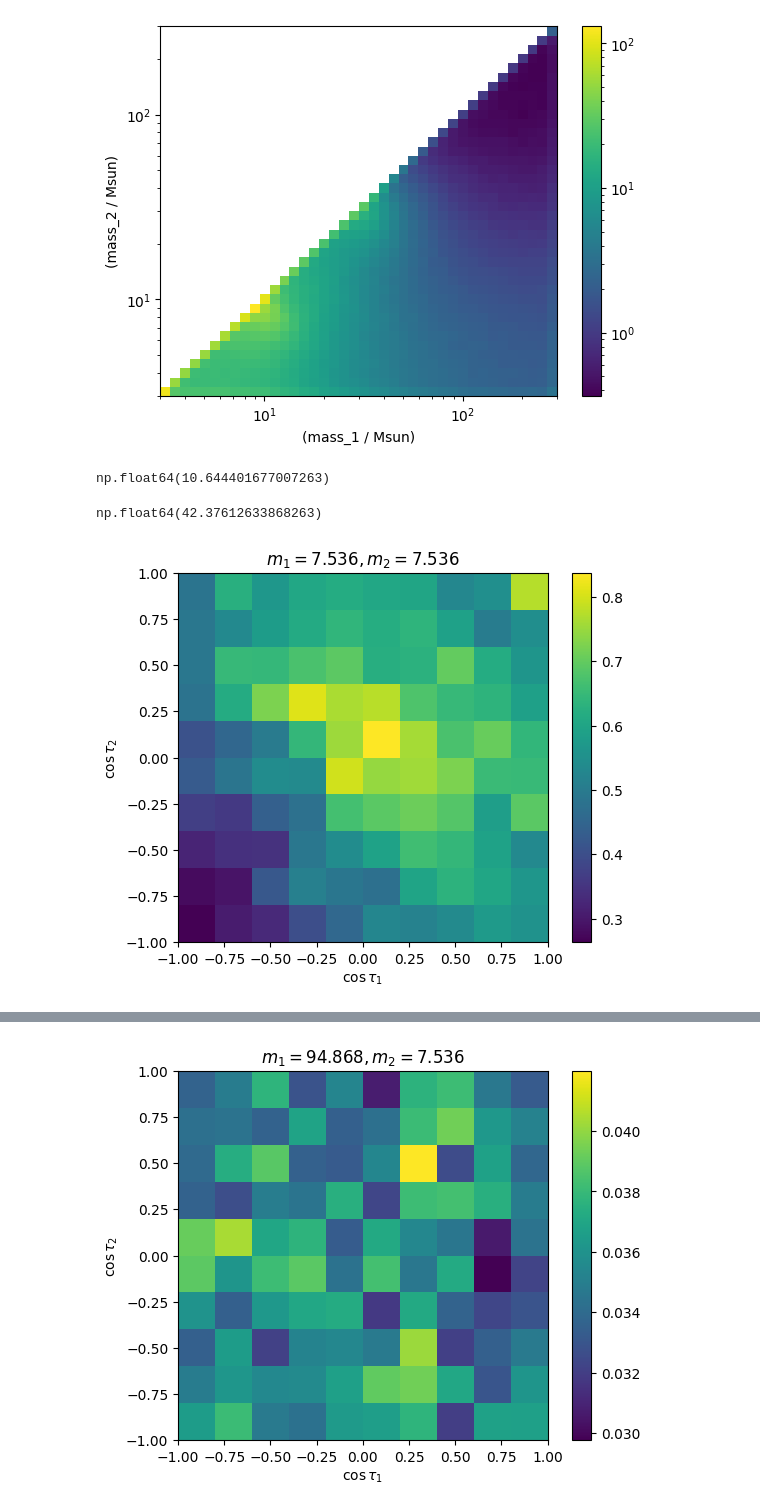
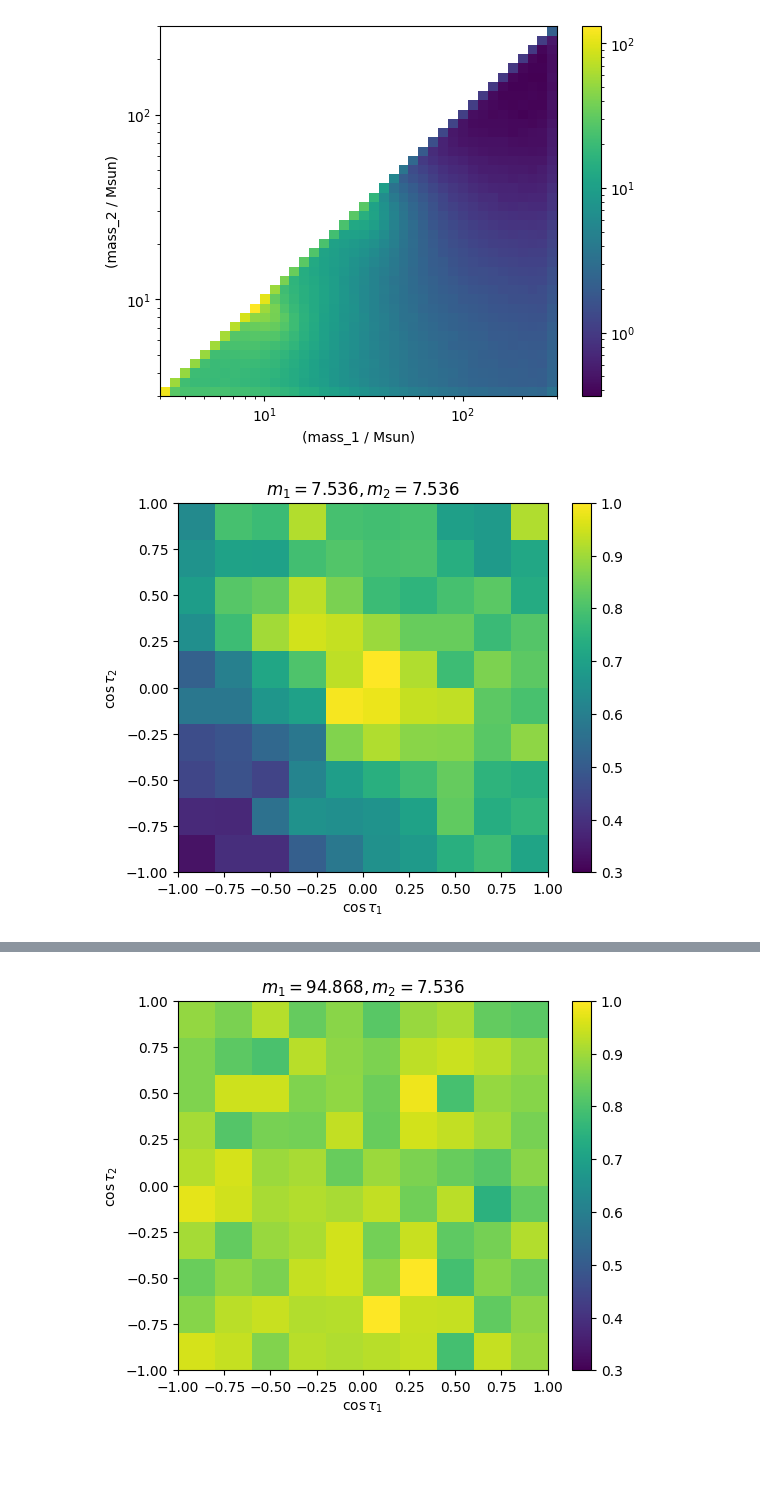
Before and after one commit to noahewolfe/tilts-and-kicks, a Jupyter notebook: code/flexible/26-06-02.ipynb, the cells around one changed output, grey strips where cells are left out. Cells and saved outputs as stored; diff of their text form; code cells hidden in the pictures; blank space fills up the shorter version.

Commit message:
futzing with hmc sampler settings on spin-spin pp runs

```diff
--- a/code/flexible/26-06-02.ipynb
+++ b/code/flexible/26-06-02.ipynb
@@ -5,0 +7,3 @@ import h5ify
+# %%
+outdir = '../../data/inference/pixelpop/hmc/mass-spin/nb20x20x5x5x5x5-var1-margsig'
+result = PopulationResult(f'{outdir}/popsummary/result.h5')
@@ -5,0 +12,5 @@ import h5ify
+# %%
+bins, rate = result.get_rates_on_grids('joint_pixelpop_rate')
+
+bins = [ b.reshape(21, 21, 6, 6, 6, 6) for b in bins ]
+rate = rate.reshape((1_000, 20, 20, 5, 5, 5, 5))
@@ -5,0 +299,23 @@ import h5ify
+# %%
+import numpy as np
+
+for midx in [4, 6, 10, 12, 15]:
+    m2idx = 4
+
+    rate_ct = rate[:, midx, m2idx, 4, 4]
+    median_rate_ct = np.quantile(rate_ct, 0.5, axis=0) #np.median(rate_ct, axis=0)
+    median_rate_ct = median_rate_ct / median_rate_ct.max()
+
+    fig, ax = plt.subplots()
+    #ax.set_title(rf'$m_1 = {np.exp(bins[0][midx,0,0,0]):.3f}, m_2 = {np.exp(bins[1][0,m2idx,0,0]):.3f}$')
+    im = ax.pcolormesh(
+        bins[4][midx, m2idx, 2, 2],
+        bins[5][midx, m2idx, 2, 2],
+        median_rate_ct,
+        #vmin=0.3,
+        #vmax=1
+    )
+    ax.set_box_aspect(1)
+    ax.set_xlabel(r'$\cos \tau_1$')
+    ax.set_ylabel(r'$\cos \tau_2$')
+    plt.colorbar(im);
@@ -60,7 +398,7 @@ WARNING:root:Opening existing PopSummary file named ../../data/inference/pixelpo
 bins, rate = result.get_rates_on_grids('joint_pixelpop_rate')
 
 bins = [ b.reshape(41, 41, 11, 11) for b in bins ]
-rate = rate.reshape((740, 40, 40, 10, 10))
+rate = rate.reshape((1_000, 40, 40, 10, 10))
 # %%
 import numpy as np
 from scipy.special import logsumexp
@@ -86,35 +424,28 @@ ax.set_ylabel('(mass_2 / Msun)')
 # %% [output]
 Text(0, 0.5, '(mass_2 / Msun)')
 [figure]
-# %%
-np.exp(bins[0][11, 0, 0, 0])
-# %% [output]
-np.float64(10.644401677007263)
-# %%
-np.exp(bins[0][23, 0, 0, 0])
-# %% [output]
-np.float64(42.37612633868263)
 # %%
 import numpy as np
-
-#midx = 11 # ~10.6 Msun
 
 for midx in [8, 15, 20, 30, 39]:
     m2idx = 8
 
     rate_ct = rate[:, midx, m2idx]
-    median_rate_ct = np.median(rate_ct, axis=0)
+    median_rate_ct = np.quantile(rate_ct, 0.5, axis=0) #np.median(rate_ct, axis=0)
+    median_rate_ct = median_rate_ct / median_rate_ct.max()
 
     fig, ax = plt.subplots()
     ax.set_title(rf'$m_1 = {np.exp(bins[0][midx,0,0,0]):.3f}, m_2 = {np.exp(bins[1][0,m2idx,0,0]):.3f}$')
     im = ax.pcolormesh(
         bins[2][midx, m2idx],
         bins[3][midx, m2idx],
-        median_rate_ct
+        median_rate_ct,
+        vmin=0.3,
+        vmax=1
     )
     ax.set_box_aspect(1)
     ax.set_xlabel(r'$\cos \tau_1$')
     ax.set_ylabel(r'$\cos \tau_2$')
     plt.colorbar(im);
 # %% [output]
-[figure, old version]
+[figure, new version]
@@ -123 +454 @@ for midx in [8, 15, 20, 30, 39]:
-[figure, old version]
+[figure, new version]
```
Also changed, not shown: parts of 15 cells of this notebook, 4 other files.
